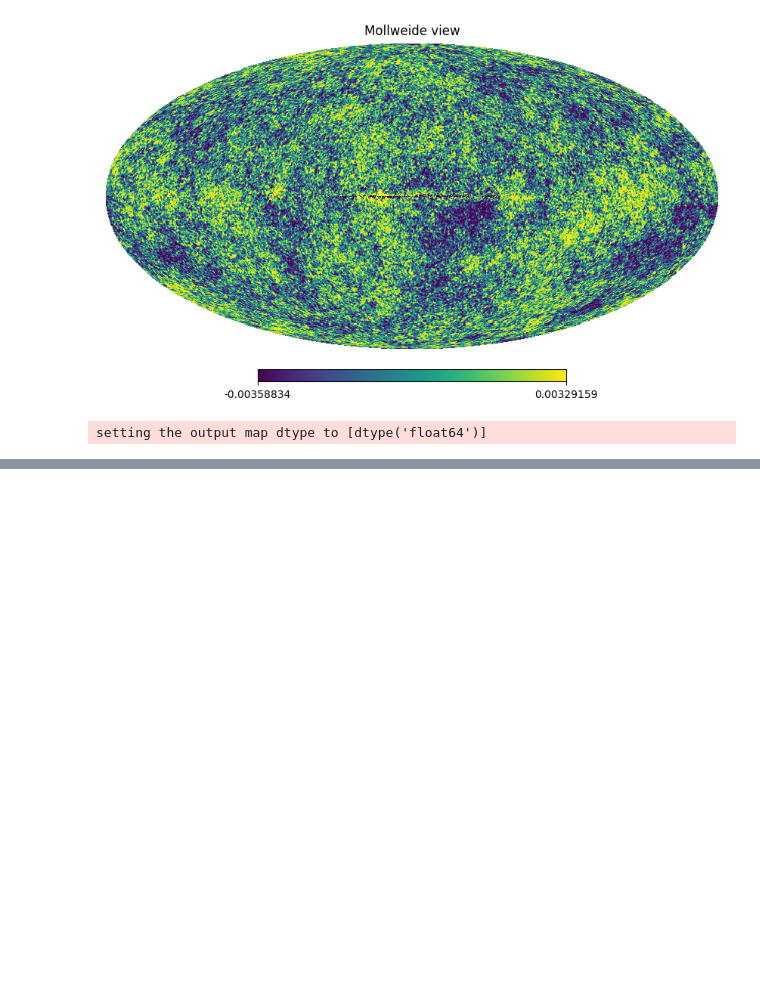
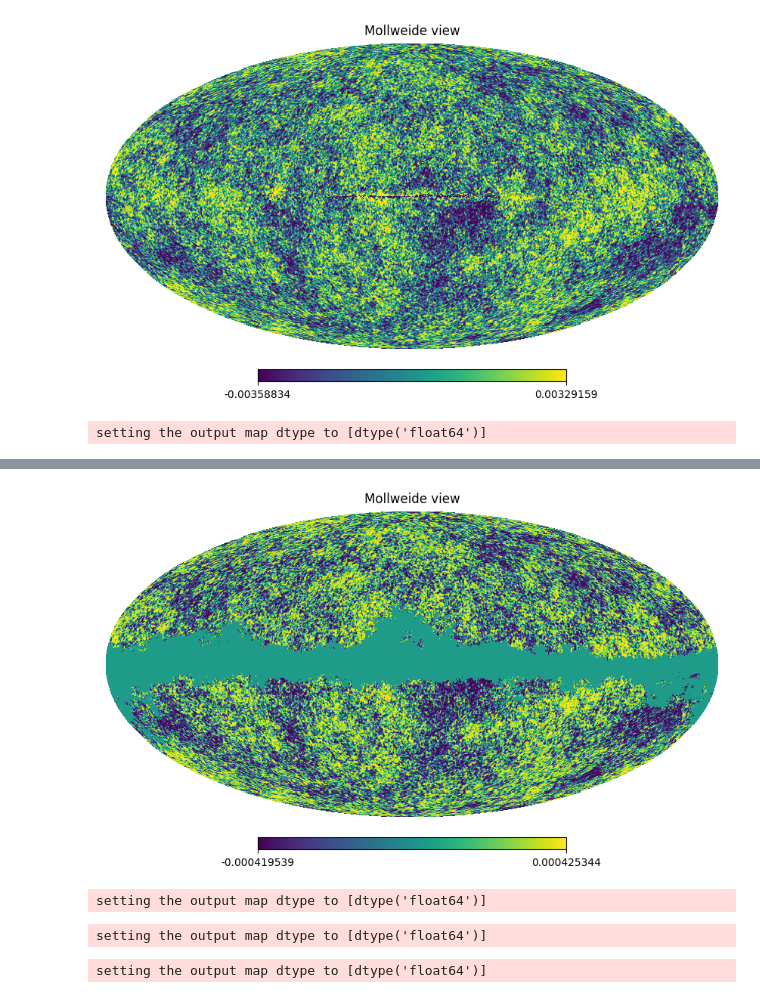
Before and after one commit to afduquebr/Planck-2015, a Jupyter notebook: Code/ILC.ipynb, the cells around one changed output, grey strips where cells are left out. Cells and saved outputs as stored; diff of their text form; code cells hidden in the pictures; blank space fills up the shorter version.

```diff
--- a/Code/ILC.ipynb
+++ b/Code/ILC.ipynb
@@ -77,0 +100,33 @@ setting the output map dtype to [dtype('float64')]
+# %%
+Sm = S*mask
+# %%
+S_grade = hp.ud_grade( S, nside_out=2048)
+Sm_grade = hp.ud_grade( Sm, nside_out=2048)
+# %%
+hp.mollview(Sm_grade, norm = "hist")
+# %% [output]
+[figure, added]
+# %%
+hp.write_map(
+        "../Maps/Generated/CMB_masked.fits",
+        Sm,
+        overwrite=True
+    )
+# %% [output]
+setting the output map dtype to [dtype('float64')]
+# %%
+hp.write_map(
+        "../Maps/Generated/CMB_2048.fits",
+        S_grade,
+        overwrite=True
+    )
+# %% [output]
+setting the output map dtype to [dtype('float64')]
+# %%
+hp.write_map(
+        "../Maps/Generated/CMB_masked_2048.fits",
+        Sm_grade,
+        overwrite=True
+    )
+# %% [output]
+setting the output map dtype to [dtype('float64')]
```
Also changed, not shown: parts of 10 cells of this notebook, 1 other file.
